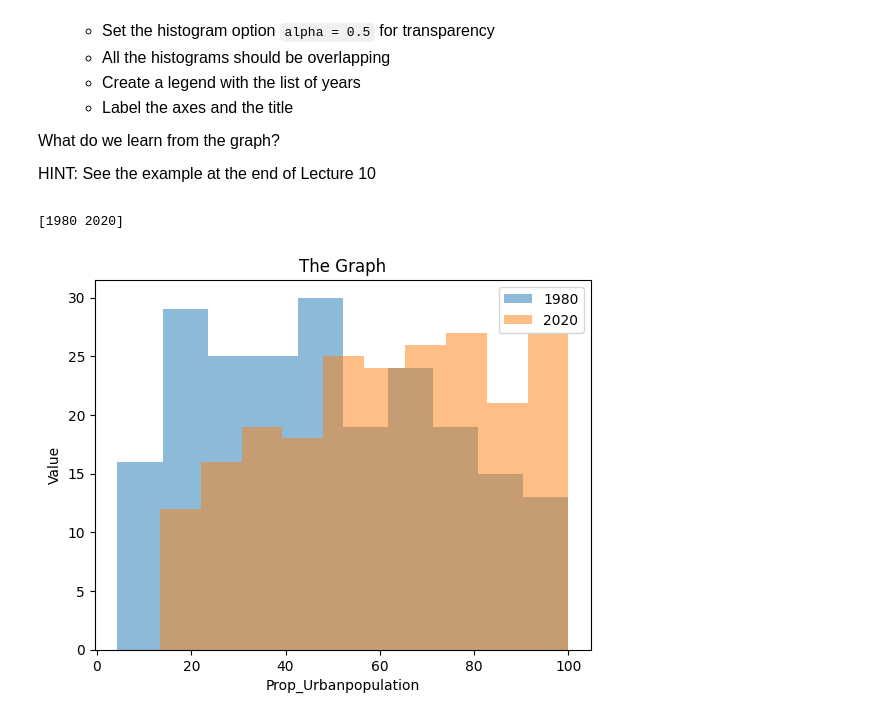
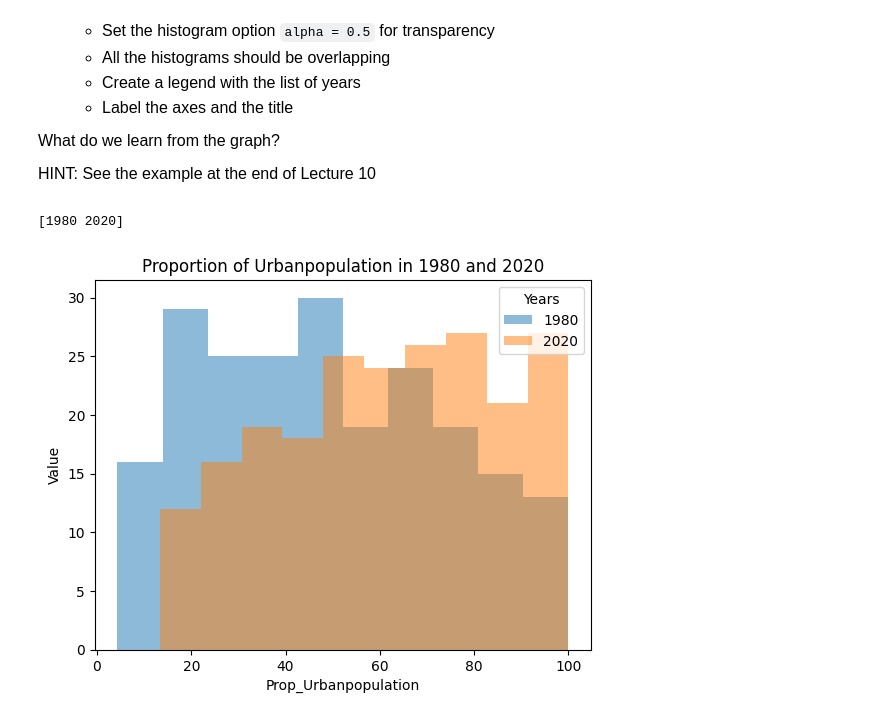
Before and after one commit to hpar423/qtm151spring2023, a Jupyter notebook: Assignment/Assignment 6/Assignment 6.ipynb, the cells around one changed output. Saved outputs shown, nothing was run; the diff lists cells and outputs as text; code cells hidden in the pictures.

```diff
--- a/Assignment/Assignment 6/Assignment 6.ipynb
+++ b/Assignment/Assignment 6/Assignment 6.ipynb
@@ -168,20 +169,20 @@ HINT: See the example at the end of Lecture 10
 # %%
 # Write your own code here
 
 data_urban = pd.read_csv("data/wdi_urban.csv")
 list_unique_year = pd.unique(data_urban["year"])
 print(list_unique_year)
 
-for category_value in list_unique_year:
-    temporarydataframe = data_urban.query("year == @category_value")
-    plt.hist(temporarydataframe["prop_urbanpopulation"],alpha = 0.5)
+for yearss in list_unique_year:
+    temporary = data_urban.query("year == @yearss")
+    plt.hist(temporary["prop_urbanpopulation"],alpha = 0.5)
 
-plt.legend(labels = list_unique_year)
+plt.legend(labels = list_unique_year, title = "Years")
 
 plt.xlabel("Prop_Urbanpopulation")
 plt.ylabel("Value")
-plt.title("The Graph")
+plt.title("Proportion of Urbanpopulation in 1980 and 2020")
 plt.show()
 # %% [output]
 [1980 2020]
-[figure, old version]
+[figure, new version]
```
Also changed, not shown: parts of 3 cells of this notebook, 3 other files.
